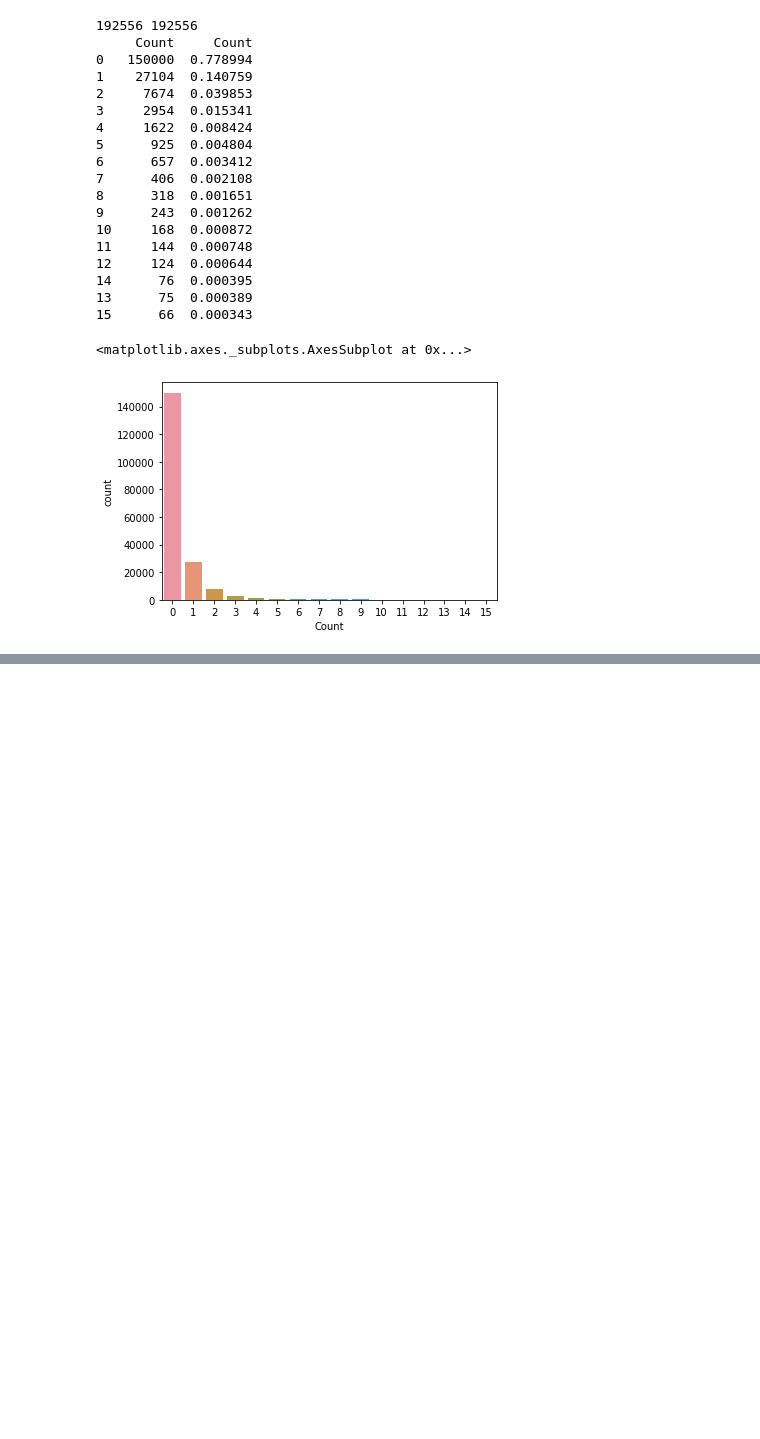
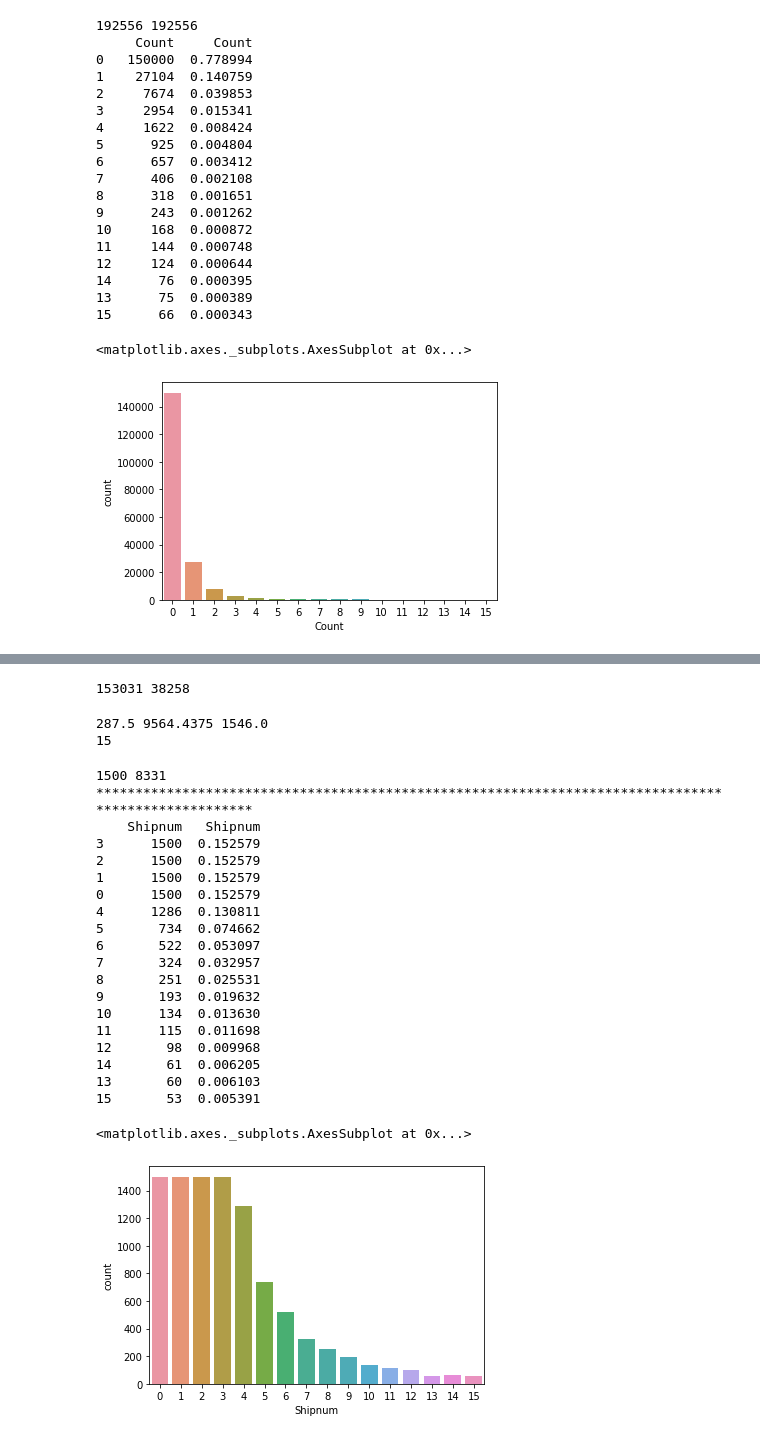
Before and after one commit to SaumilShah-7/Airbus-Ship-Detection-Challenge-Kaggle, a Jupyter notebook: Airbus_Ship_Detection.ipynb, the cells around one changed output, grey strips where cells are left out. Saved outputs shown, nothing was run; the diff lists cells and outputs as text; code cells hidden in the pictures; blank space fills up the shorter version.

```diff
--- a/Airbus_Ship_Detection.ipynb
+++ b/Airbus_Ship_Detection.ipynb
@@ -105,3 +121,51 @@ df_u['Has Ship'] = df_u['Shipnum'].map(lambda x: 'Y' if x>0 else 'N')
+# %%
+train_df, test_df = train_test_split(df_u, test_size=0.2, stratify=df_u['Shipnum'])
+print(train_df.shape[0], test_df.shape[0])
+# %% [output]
+153031 38258
+# %%
+print(train_df['Shipnum'].value_counts().median(), train_df['Shipnum'].value_counts().mean(), np.quantile(train_df['Shipnum'].value_counts(), 0.75))
+print(train_df['Shipnum'].max())
+# %% [output]
+287.5 9564.4375 1546.0
+15
+# %%
+cutoff = 1500
+
+balanced_train_df = pd.DataFrame(columns = train_df.columns)
+
+for i in range(0, 16):
+  if train_df[train_df['Shipnum']==i].shape[0] > cutoff:
+    balanced_train_df = balanced_train_df.append(train_df[train_df['Shipnum']==i].sample(cutoff, random_state=7))
+  else:
+    balanced_train_df = balanced_train_df.append(train_df[train_df['Shipnum']==i])
+
+print(balanced_train_df[balanced_train_df['Shipnum']==0].shape[0], balanced_train_df[balanced_train_df['Shipnum']>0].shape[0])
+print('*'*100)
+print(pd.concat([balanced_train_df['Shipnum'].value_counts(), balanced_train_df['Shipnum'].value_counts(normalize=True)], axis=1))
+sns.countplot(balanced_train_df['Shipnum'])
+# %% [output]
+1500 8331
+****************************************************************************************************
+    Shipnum   Shipnum
+3      1500  0.152579
+2      1500  0.152579
+1      1500  0.152579
+0      1500  0.152579
+4      1286  0.130811
+5       734  0.074662
+6       522  0.053097
+7       324  0.032957
+8       251  0.025531
+9       193  0.019632
+10      134  0.013630
+11      115  0.011698
+12       98  0.009968
+14       61  0.006205
+13       60  0.006103
+15       53  0.005391
+<matplotlib.axes._subplots.AxesSubplot at 0x...>
+[figure, added]
 # %%
 image_height = 768
 image_width = 768
```
Also changed, not shown: parts of 10 cells of this notebook.
